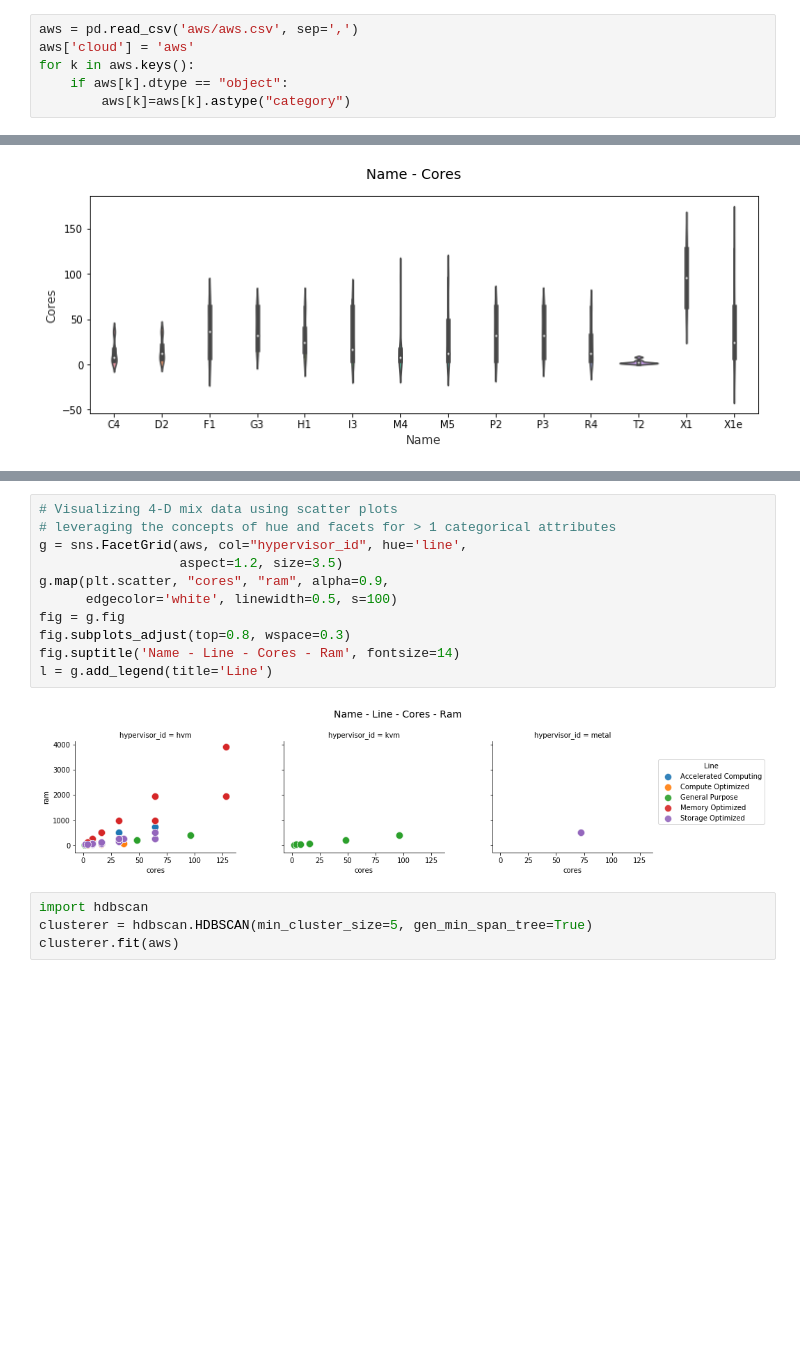
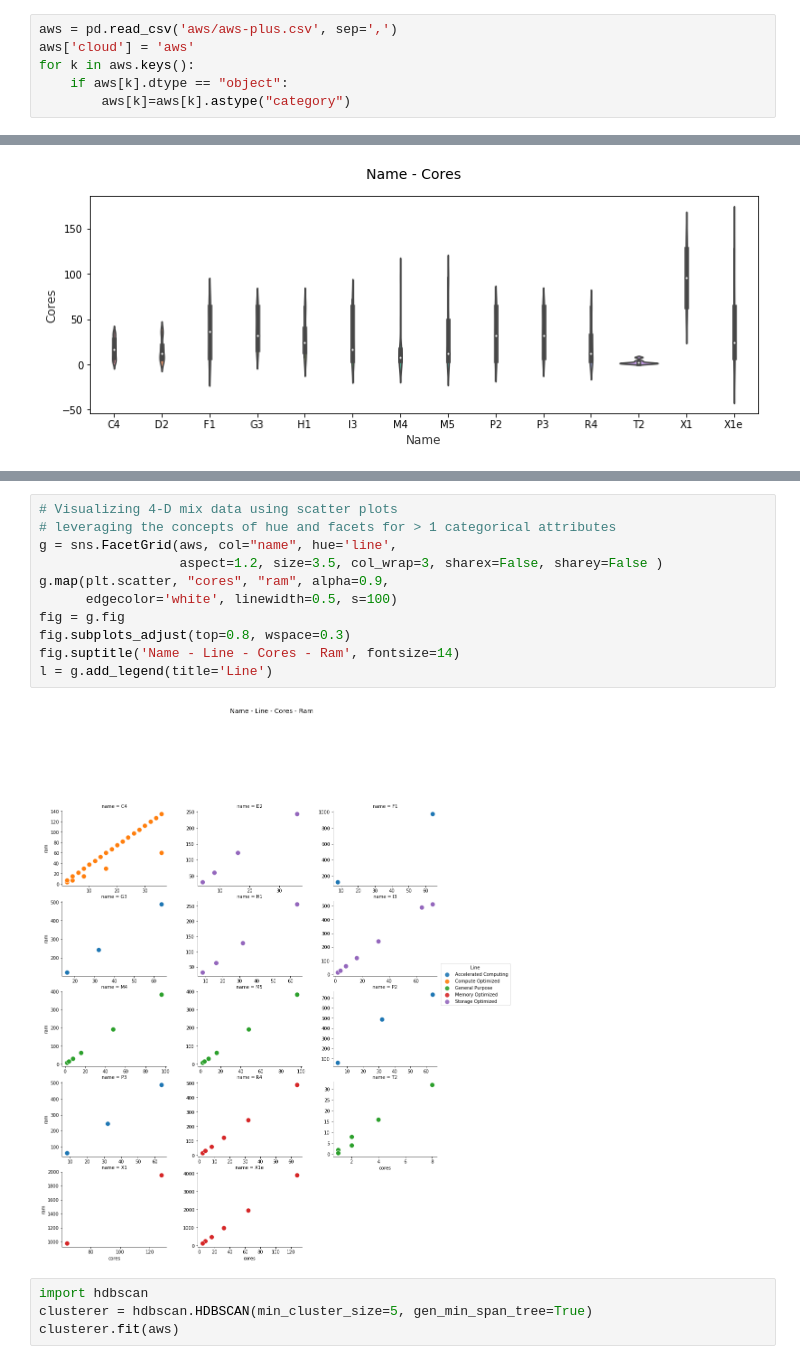
Before and after one commit to YKonovalov/machines, a Jupyter notebook: machines.ipynb, the cells around one changed output, grey strips where cells are left out. Saved outputs shown, nothing was run; the diff lists cells and outputs as text; blank space fills up the shorter version.

```diff
--- a/machines.ipynb
+++ b/machines.ipynb
@@ -10,7 +10,7 @@ from scipy.cluster.hierarchy import dendrogram, linkage
 %matplotlib inline
 np.set_printoptions(precision=5, suppress=True)
 # %%
-aws = pd.read_csv('aws/aws.csv', sep=',')
+aws = pd.read_csv('aws/aws-plus.csv', sep=',')
 aws['cloud'] = 'aws'
 for k in aws.keys():
     if aws[k].dtype == "object":
@@ -245,16 +245,16 @@ Text(0.5,1.05,'Cores - Ram - CPU')
 # %%
 # Visualizing 4-D mix data using scatter plots
 # leveraging the concepts of hue and facets for > 1 categorical attributes
-g = sns.FacetGrid(aws, col="hypervisor_id", hue='line',
-                  aspect=1.2, size=3.5)
+g = sns.FacetGrid(aws, col="name", hue='line',
+                  aspect=1.2, size=3.5, col_wrap=3, sharex=False, sharey=False )
 g.map(plt.scatter, "cores", "ram", alpha=0.9,
       edgecolor='white', linewidth=0.5, s=100)
 fig = g.fig
 fig.subplots_adjust(top=0.8, wspace=0.3)
 fig.suptitle('Name - Line - Cores - Ram', fontsize=14)
 l = g.add_legend(title='Line')
 # %% [output]
-[figure, old version]
+[figure, new version]
 # %%
 import hdbscan
 clusterer = hdbscan.HDBSCAN(min_cluster_size=5, gen_min_span_tree=True)
```
Also changed, not shown: parts of 14 cells of this notebook, 2 other files.
